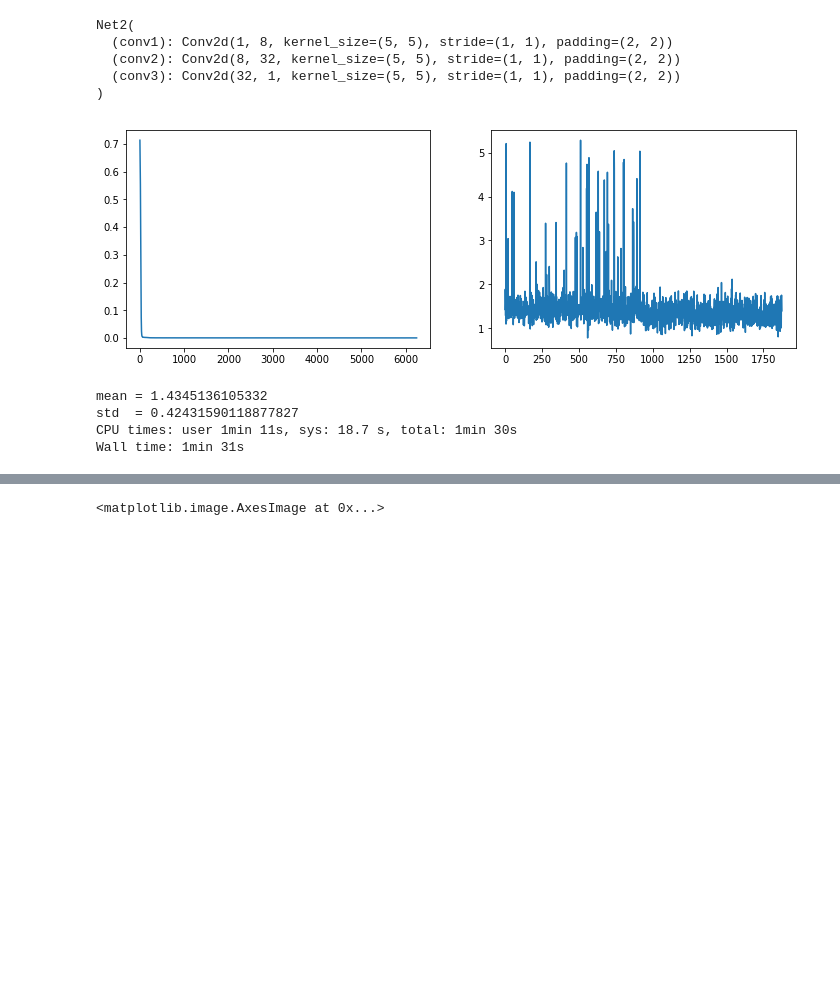
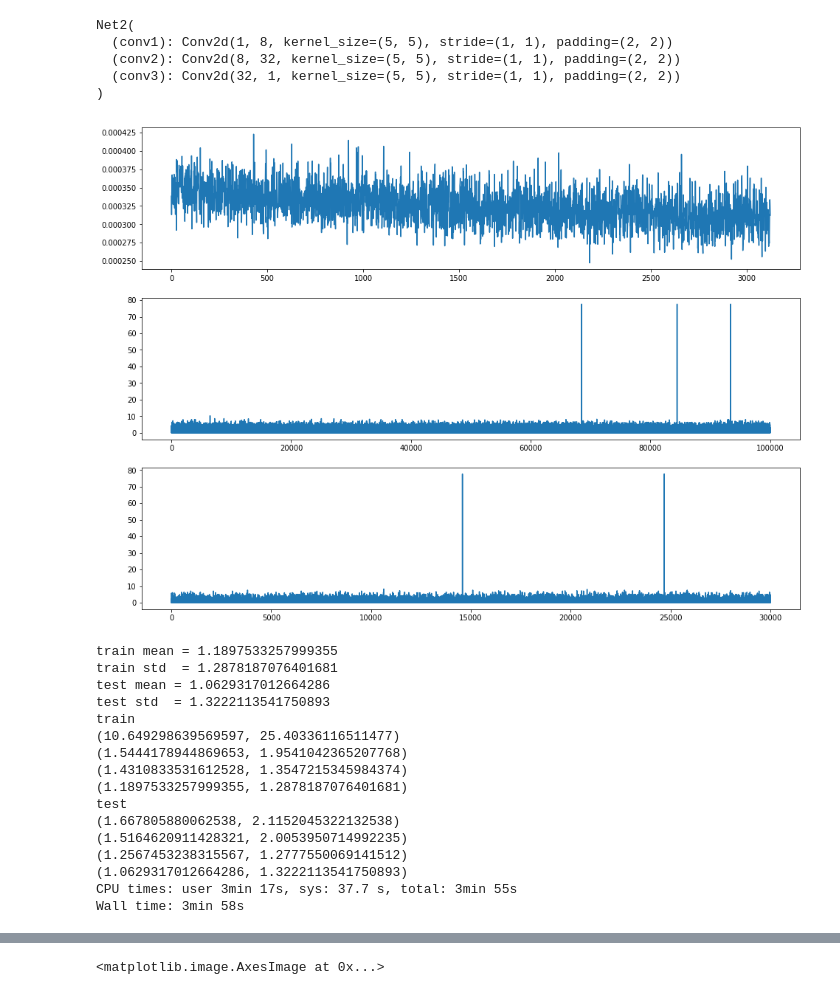
Before and after one commit to caitaozhan/deeplearning-localization, a Jupyter notebook: CNN-label.ipynb, the cells around one changed output, grey strips where cells are left out. Saved outputs shown, nothing was run; the diff lists cells and outputs as text; code cells hidden in the pictures; blank space fills up the shorter version.

Commit message:
update how to present the errors

```diff
--- a/CNN-label.ipynb
+++ b/CNN-label.ipynb
@@ -47,7 +47,7 @@ class Metrics:
         '''euclidian error when modeling the output representation is a matrix (image)\
            both pred and truth are batches, typically a batch of 32
         '''
-        error = 0
+        error = []
         for pred, truth in zip(pred_batch, truth_batch):
             pred, truth = pred[0], truth[0]  # there is only one channel
             indx = np.argmax(pred)
@@ -56,8 +56,8 @@ class Metrics:
             indx = np.argmax(truth)
             true_x = indx // grid_len
             true_y = indx %  grid_len
-            error += Utility.distance_error((pred_x, pred_y), (true_x, true_y))
-        return error/len(pred_batch)
+            error.append(Utility.distance_error((pred_x, pred_y), (true_x, true_y)))
+        return error
 # %% [markdown]
 # 0 Input is Image
 # %%
@@ -376,53 +376,82 @@ model     = net2.to(device)
 optimizer = optim.Adam(model.parameters(), lr=0.001)
 criterion = nn.BCEWithLogitsLoss()  # criterion is the loss function
 
-num_epochs    = 2
-train_losses = []
-test_errors  = []
-best_acc = 0
+num_epochs = 4
+train_errors_epoch = []
+test_errors_epoch  = []
 print_every = 500
 
 for epoch in range(num_epochs):
     print(f'epoch = {epoch}')
+    train_losses = []
+    train_errors = []
+    test_errors  = []
     model.train()
     for t, sample in enumerate(sensor_input_dataloader):
         X = sample['matrix'].to(device)
         y = sample['label'].to(device)
         pred = model(X)
         loss = criterion(pred, y)
         optimizer.zero_grad()
         loss.backward()
         optimizer.step()
         train_losses.append(loss.item())
+        pred = pred.data.cpu()
+        y = y.data.cpu()
+        train_errors.extend(Metrics.localization_error_image(pred, y, Default.grid_length))
         if t % print_every == 0:
             print(f't = {t}, loss = {loss.item()}')
 
     model.eval()
-
     for t, sample in enumerate(sensor_input_test_dataloader):
         X = sample['matrix'].to(device)
         y = sample['label'].to(device)
         pred = model(X)
         pred = pred.data.cpu()
         y = y.data.cpu()
-        test_errors.append(Metrics.localization_error_image(pred, y, Default.grid_length))
+        test_errors.extend(Metrics.localization_error_image(pred, y, Default.grid_length))
 
     clear_output(True)
-    plt.figure(figsize=(12, 4))
-    plt.subplot(121)
+    plt.figure(figsize=(16, 12))
+    plt.subplot(311)
     plt.plot(train_losses)
-    plt.subplot(122)
+    plt.subplot(312)
+    plt.plot(train_errors)
+    plt.subplot(313)
     plt.plot(test_errors)
     plt.show()
 
-print('mean =', np.mean(test_errors))
-print('std  =', np.std(test_errors))
+    print('train mean =', np.mean(train_errors))
+    print('train std  =', np.std(train_errors))
+    print('test mean =', np.mean(test_errors))
+    print('test std  =', np.std(test_errors))
+    train_errors_epoch.append((np.mean(train_errors), np.std(train_errors)))
+    test_errors_epoch.append((np.mean(test_errors), np.std(test_errors)))
+
+print('train')
+for error in train_errors_epoch:
+    print(error)
+print('test')
+for error in test_errors_epoch:
+    print(error)
 # %% [output]
-[figure, old version]
+[figure, new version]
-mean = 1.4345136105332
-std  = 0.42431590118877827
-CPU times: user 1min 11s, sys: 18.7 s, total: 1min 30s
-Wall time: 1min 31s
+train mean = 1.1897533257999355
+train std  = 1.2878187076401681
+test mean = 1.0629317012664286
+test std  = 1.3222113541750893
+train
+(10.649298639569597, 25.40336116511477)
+(1.5444178944869653, 1.9541042365207768)
+(1.4310833531612528, 1.3547215345984374)
+(1.1897533257999355, 1.2878187076401681)
+test
+(1.667805880062538, 2.1152045322132538)
+(1.5164620911428321, 2.0053950714992235)
+(1.2567453238315567, 1.2777550069141512)
+(1.0629317012664286, 1.3222113541750893)
+CPU times: user 3min 17s, sys: 37.7 s, total: 3min 55s
+Wall time: 3min 58s
 # %%
 model.eval()
 for t, sample in enumerate(sensor_input_dataloader):
```
Also changed, not shown: parts of 9 cells of this notebook, 1 other file.
